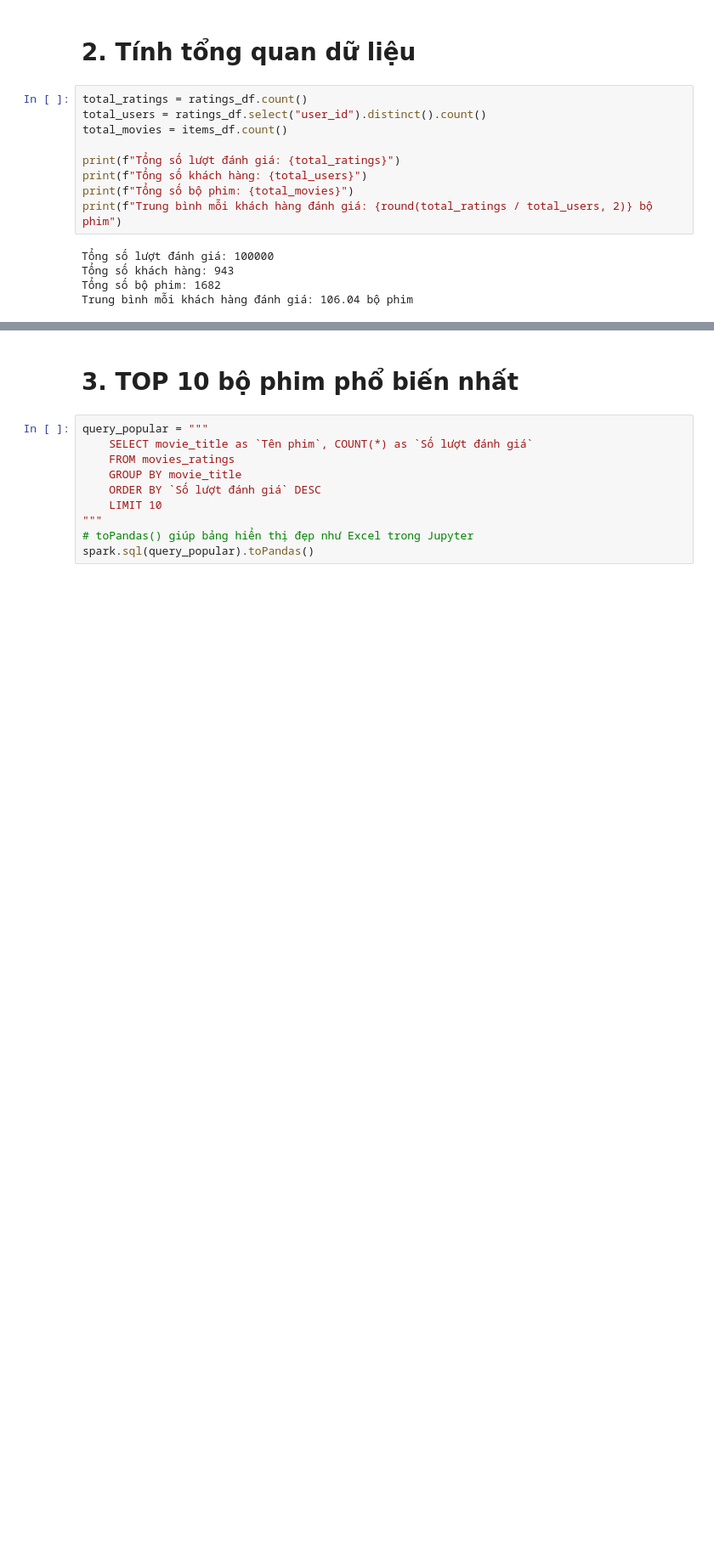
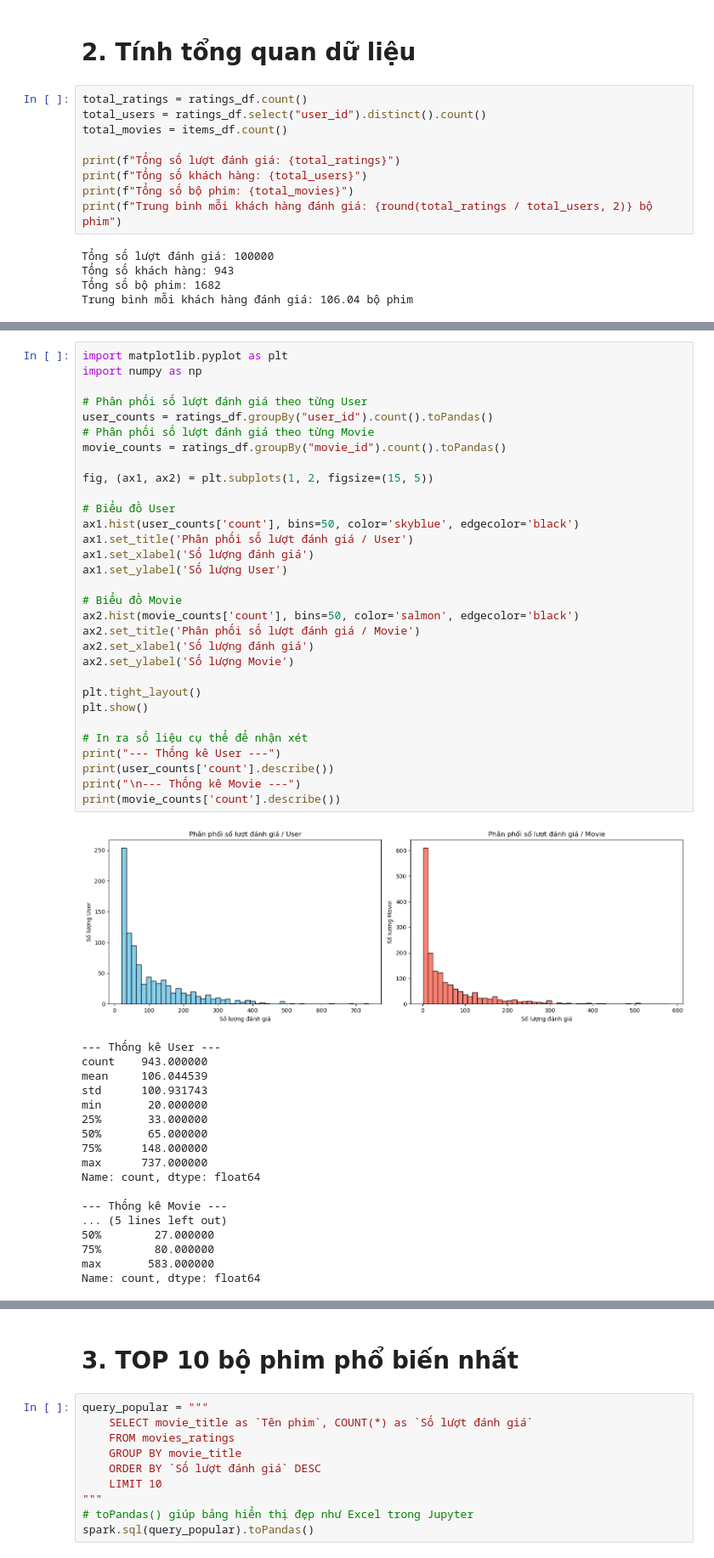
Before and after one commit to LeThanhTin4081/big-data-movie-recommendation, a Jupyter notebook: src/etl/eda_notebook.ipynb, the cells around one changed output, grey strips where cells are left out. Shown at 85% size. Saved outputs shown, nothing was run; the diff lists cells and outputs as text; blank space fills up the shorter version.

```diff
--- a/src/etl/eda_notebook.ipynb
+++ b/src/etl/eda_notebook.ipynb
@@ -47,0 +51,50 @@ Trung bình mỗi khách hàng đánh giá: 106.04 bộ phim
+# %%
+import matplotlib.pyplot as plt
+import numpy as np
+
+# Phân phối số lượt đánh giá theo từng User
+user_counts = ratings_df.groupBy("user_id").count().toPandas()
+# Phân phối số lượt đánh giá theo từng Movie
+movie_counts = ratings_df.groupBy("movie_id").count().toPandas()
+
+fig, (ax1, ax2) = plt.subplots(1, 2, figsize=(15, 5))
+
+# Biểu đồ User
+ax1.hist(user_counts['count'], bins=50, color='skyblue', edgecolor='black')
+ax1.set_title('Phân phối số lượt đánh giá / User')
+ax1.set_xlabel('Số lượng đánh giá')
+ax1.set_ylabel('Số lượng User')
+
+# Biểu đồ Movie
+ax2.hist(movie_counts['count'], bins=50, color='salmon', edgecolor='black')
+ax2.set_title('Phân phối số lượt đánh giá / Movie')
+ax2.set_xlabel('Số lượng đánh giá')
+ax2.set_ylabel('Số lượng Movie')
+
+plt.tight_layout()
+plt.show()
+
+# In ra số liệu cụ thể để nhận xét
+print("--- Thống kê User ---")
+print(user_counts['count'].describe())
+print("\n--- Thống kê Movie ---")
+print(movie_counts['count'].describe())
+# %% [output]
+[figure, added]
+--- Thống kê User ---
+count    943.000000
+mean     106.044539
+std      100.931743
+min       20.000000
+25%       33.000000
+50%       65.000000
+75%      148.000000
+max      737.000000
+Name: count, dtype: float64
+
+--- Thống kê Movie ---
+... (5 lines left out)
+50%        27.000000
+75%        80.000000
+max       583.000000
+Name: count, dtype: float64
```
Also changed, not shown: parts of 7 cells of this notebook, 3 other files.
